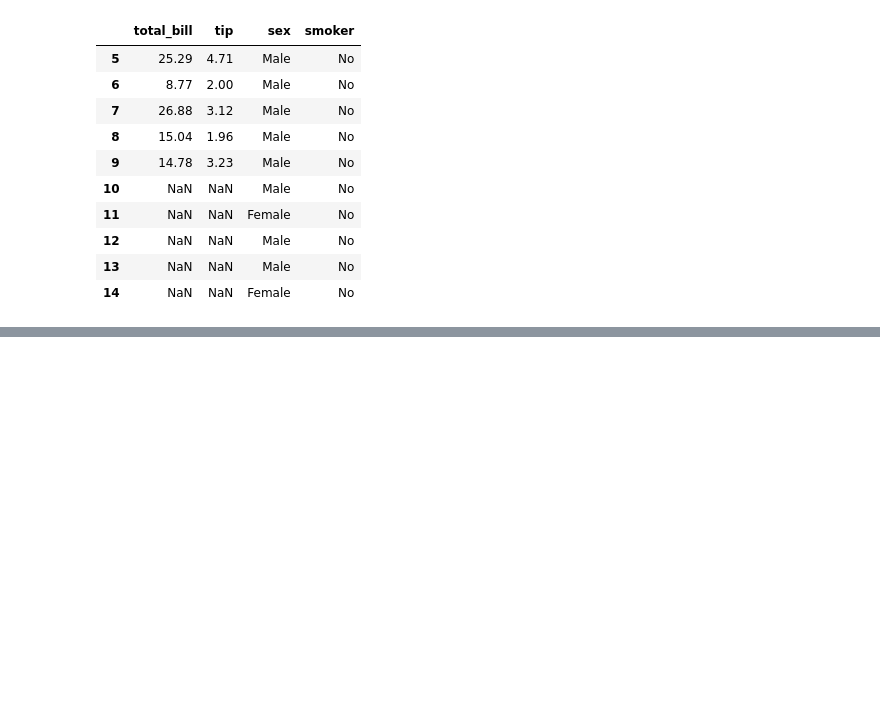
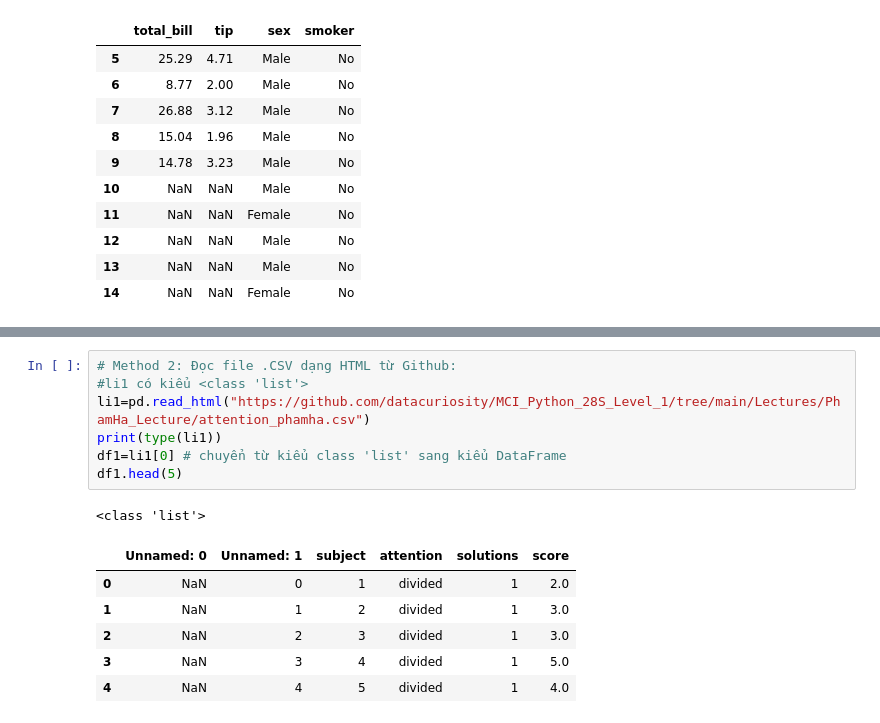
Before and after one commit to datacuriosity/MCI_Python_28S_Level_1, a Jupyter notebook: Lectures/PhamHa_Lecture/phamha_lecture_06.ipynb, the cells around one changed output, grey strips where cells are left out. Saved outputs shown, nothing was run; the diff lists cells and outputs as text; blank space fills up the shorter version.

```diff
--- a/Lectures/PhamHa_Lecture/phamha_lecture_06.ipynb
+++ b/Lectures/PhamHa_Lecture/phamha_lecture_06.ipynb
@@ -584,0 +582,15 @@ FileNotFoundError: [Errno 2] No such file or directory: 'MCI_Python_28S_Level_1/
+# %%
+# Method 2: Đọc file .CSV dạng HTML từ Github:
+#li1 có kiểu <class 'list'>
+li1=pd.read_html("https://github.com/datacuriosity/MCI_Python_28S_Level_1/tree/main/Lectures/PhamHa_Lecture/attention_phamha.csv")
+print(type(li1))
+df1=li1[0] # chuyển từ kiểu class 'list' sang kiểu DataFrame
+df1.head(5)
+# %% [output]
+<class 'list'>
+|  | Unnamed: 0 | Unnamed: 1 | subject | attention | solutions | score |
+| 0 | NaN | 0 | 1 | divided | 1 | 2.0 |
+| 1 | NaN | 1 | 2 | divided | 1 | 3.0 |
+| 2 | NaN | 2 | 3 | divided | 1 | 3.0 |
+| 3 | NaN | 3 | 4 | divided | 1 | 5.0 |
+| 4 | NaN | 4 | 5 | divided | 1 | 4.0 |
```
Also changed, not shown: parts of 3 cells of this notebook.
